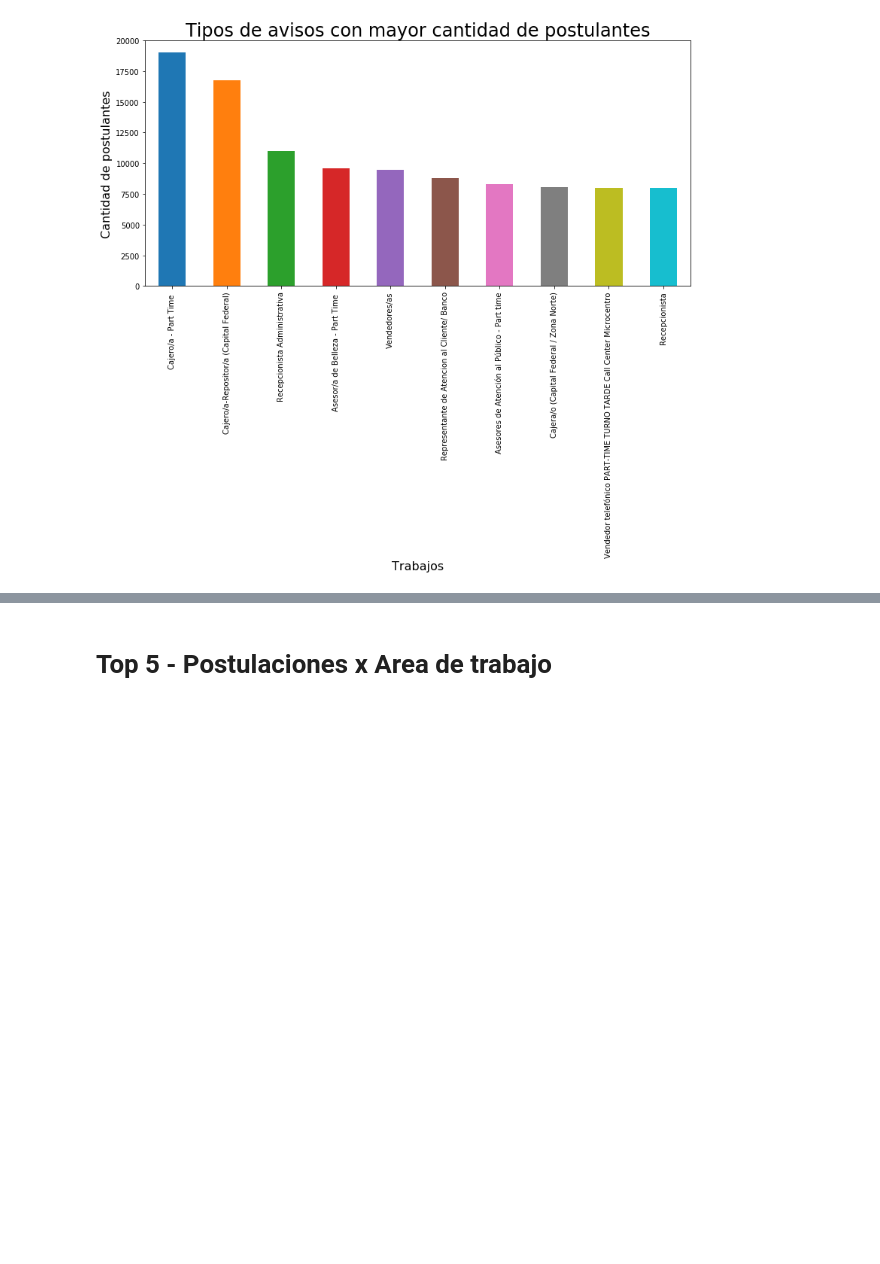
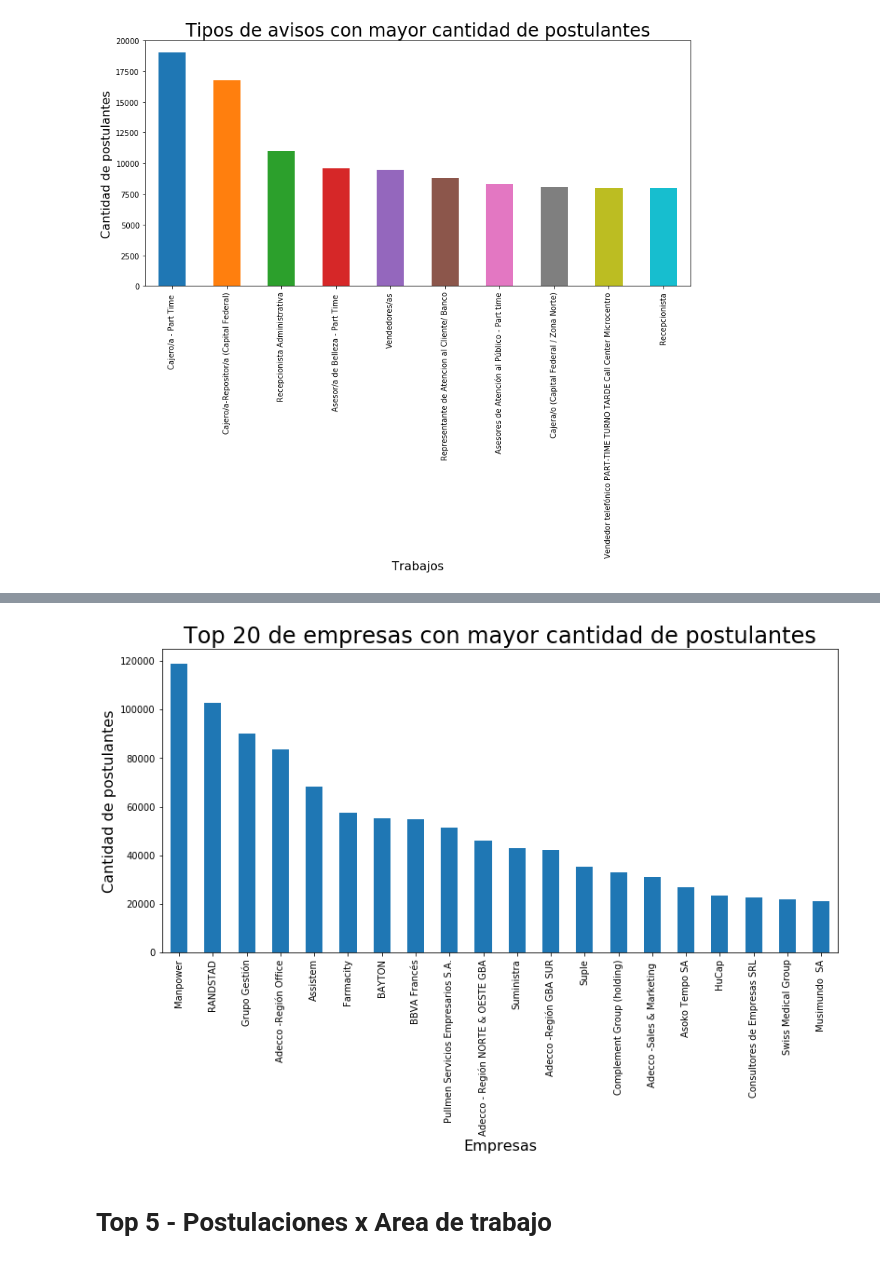
Before and after one commit to BrigliaAn/TP1-AnalisisExploratorio-ZonaJobs, a Jupyter notebook: Tp1-completo.ipynb, the cells around one changed output, grey strips where cells are left out. Saved outputs shown, nothing was run; the diff lists cells and outputs as text; code cells hidden in the pictures; blank space fills up the shorter version.

```diff
--- a/Tp1-completo.ipynb
+++ b/Tp1-completo.ipynb
@@ -1112,3 +1147,14 @@ ax.set_ylabel('Cantidad de postulantes', fontsize= 16);
+# %%
+fig = plt.figure()
+
+ax = merge2['denominacion_empresa'].value_counts().head(20).plot(kind='bar',figsize=(13,6));
+
+plt.title('Top 20 de empresas con mayor cantidad de postulantes', fontsize=24)
+
+ax.set_xlabel('Empresas', fontsize= 16)
+ax.set_ylabel('Cantidad de postulantes', fontsize= 16);
+# %% [output]
+[figure, added]
 # %% [markdown]
 # Top 5 - Postulaciones x Area de trabajo
 # %%
```
Also changed, not shown: parts of 4 cells of this notebook.
